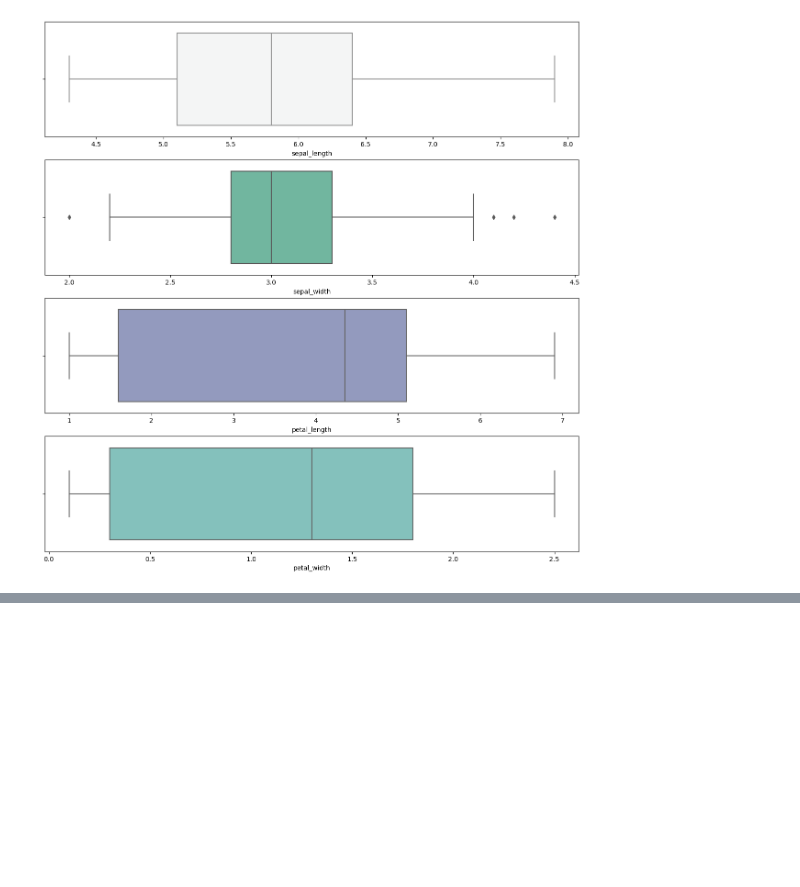
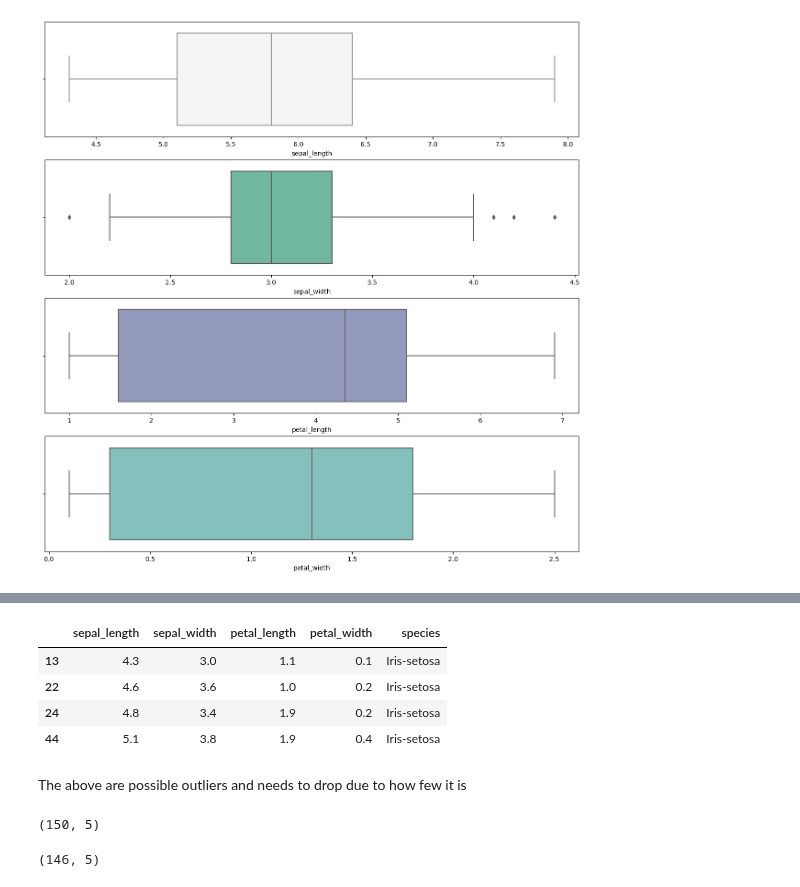
Before and after one commit to andazi/goal-data-science, a Jupyter notebook: Master Data Analysis with Python/intro to exploratory data analysis.ipynb, the cells around one changed output, grey strips where cells are left out. Drawn from its saved outputs; the diff is of its cells as text; code cells hidden in the pictures; blank space fills up the shorter version.

Commit message:
handling outliers

```diff
--- a/Master Data Analysis with Python/intro to exploratory data analysis.ipynb
+++ b/Master Data Analysis with Python/intro to exploratory data analysis.ipynb
@@ -222,0 +235,14 @@ setosa_df['petal_length'].quantile(0.03) # 3 quantile
+# %%
+df[(df['species']=='Iris-setosa') & (df['petal_length'] > setosa_df['petal_length'].quantile(0.97)) | (df['petal_length'] < setosa_df['petal_length'].quantile(0.03))]
+# %% [output]
+|  | sepal_length | sepal_width | petal_length | petal_width | species |
+| 13 | 4.3 | 3.0 | 1.1 | 0.1 | Iris-setosa |
+| 22 | 4.6 | 3.6 | 1.0 | 0.2 | Iris-setosa |
+| 24 | 4.8 | 3.4 | 1.9 | 0.2 | Iris-setosa |
+| 44 | 5.1 | 3.8 | 1.9 | 0.4 | Iris-setosa |
+# %% [markdown]
+The above are possible outliers and needs to drop due to how few it is
+# %%
+df.shape
+# %% [output]
+(150, 5)
@@ -222,0 +251,4 @@ setosa_df['petal_length'].quantile(0.03) # 3 quantile
+# %%
+df3.shape # the outliers has been droped
+# %% [output]
+(146, 5)
```
Also changed, not shown: parts of 20 cells of this notebook, 1 other file.
